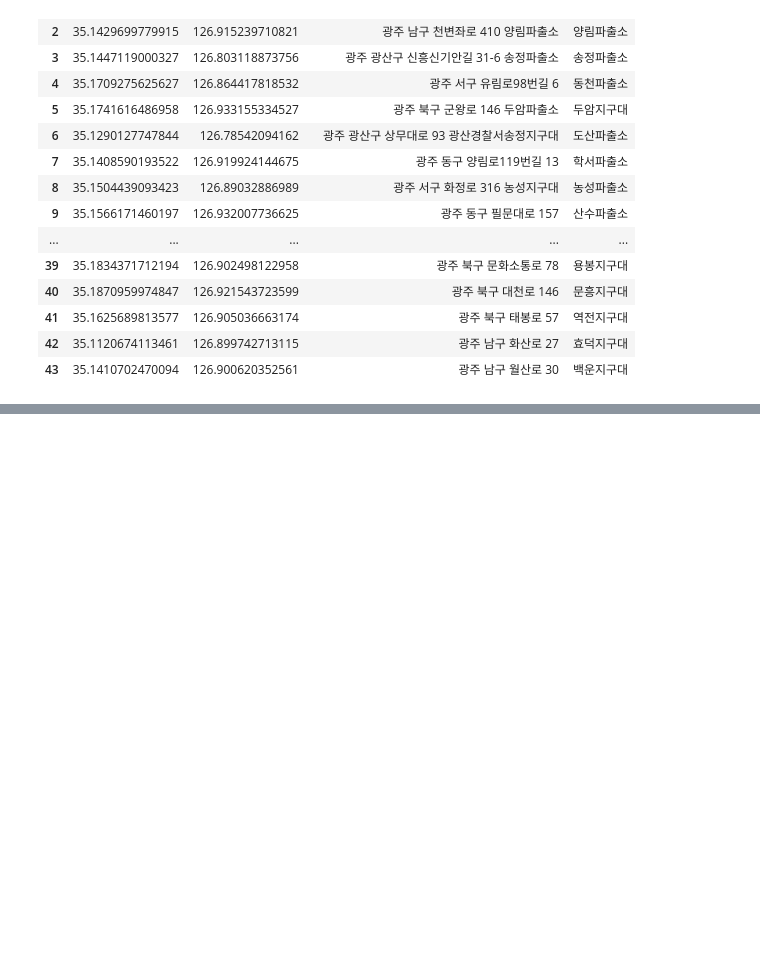
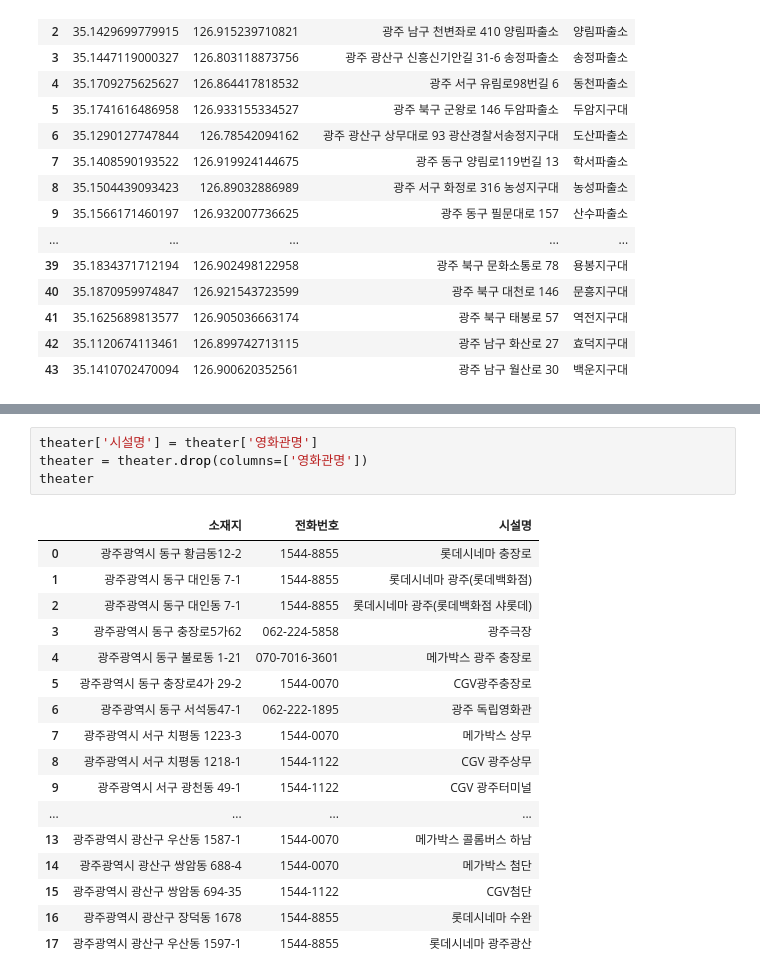
Before and after one commit to injoon2019/GJAI_Hackathon, a Jupyter notebook: 데이터 처리 코드/치안정보.ipynb, the cells around one changed output, grey strips where cells are left out. Cells and saved outputs as stored; diff of their text form; blank space fills up the shorter version.

```diff
--- a/데이터 처리 코드/치안정보.ipynb
+++ b/데이터 처리 코드/치안정보.ipynb
@@ -376,0 +420,22 @@ police_lat_long_df
+# %%
+theater['시설명'] = theater['영화관명']
+theater = theater.drop(columns=['영화관명'])
+theater
+# %% [output]
+|  | 소재지 | 전화번호 | 시설명 |
+| 0 | 광주광역시 동구 황금동12-2 | 1544-8855 | 롯데시네마 충장로 |
+| 1 | 광주광역시 동구 대인동 7-1 | 1544-8855 | 롯데시네마 광주(롯데백화점) |
+| 2 | 광주광역시 동구 대인동 7-1 | 1544-8855 | 롯데시네마 광주(롯데백화점 샤롯데) |
+| 3 | 광주광역시 동구 충장로5가62 | 062-224-5858 | 광주극장 |
+| 4 | 광주광역시 동구 불로동 1-21 | 070-7016-3601 | 메가박스 광주 충장로 |
+| 5 | 광주광역시 동구 충장로4가 29-2 | 1544-0070 | CGV광주충장로 |
+| 6 | 광주광역시 동구 서석동47-1 | 062-222-1895 | 광주 독립영화관 |
+| 7 | 광주광역시 서구 치평동 1223-3 | 1544-0070 | 메가박스 상무 |
+| 8 | 광주광역시 서구 치평동 1218-1 | 1544-1122 | CGV 광주상무 |
+| 9 | 광주광역시 서구 광천동 49-1 | 1544-1122 | CGV 광주터미널 |
+| ... | ... | ... | ... |
+| 13 | 광주광역시 광산구 우산동 1587-1 | 1544-0070 | 메가박스 콜롬버스 하남 |
+| 14 | 광주광역시 광산구 쌍암동 688-4 | 1544-0070 | 메가박스 첨단 |
+| 15 | 광주광역시 광산구 쌍암동 694-35 | 1544-1122 | CGV첨단 |
+| 16 | 광주광역시 광산구 장덕동 1678 | 1544-8855 | 롯데시네마 수완 |
+| 17 | 광주광역시 광산구 우산동 1597-1 | 1544-8855 | 롯데시네마 광주광산 |
```
Also changed, not shown: parts of 10 cells of this notebook, 3 other files.
